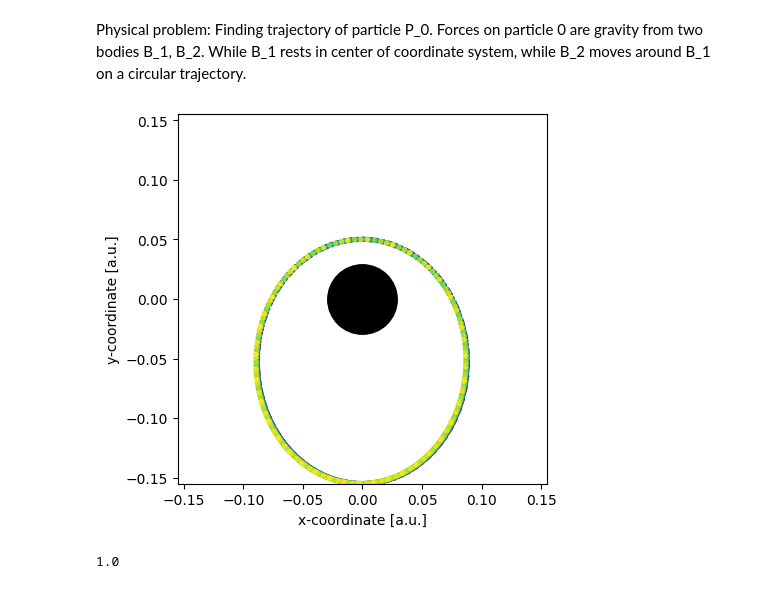
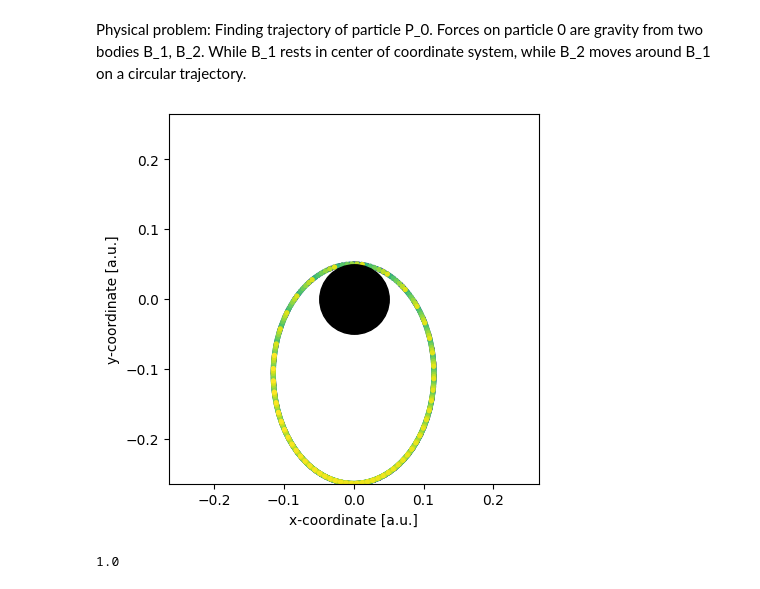
Before and after one commit to Felix-Busse/Recurrent_NNR, a Jupyter notebook: Recurrent_NNR.ipynb, the cells around one changed output. Drawn from its saved outputs; the diff is of its cells as text; code cells hidden in the pictures.

```diff
--- a/Recurrent_NNR.ipynb
+++ b/Recurrent_NNR.ipynb
@@ -111,17 +117,17 @@ class space_particle(space_body):
 # %%
 # First example: No B_2, just P_0 with force from B_1
 G = 1 # Gravitational constant
 
 # Create body in center of coordinate system with big mass
-B_1 = space_body(position=[0, 0], mass=1.0)
+B_1 = space_body(position=[0, 0], mass=1.0, radius=0.05)
 # Create particle that contains velocity, as well
-P_0 = space_particle(position=[0, .05], velocity=[5.5, 0], mass=0.05)
+P_0 = space_particle(position=[0, .05], velocity=[5.8, 0], mass=0.05, radius=0.05)
 # Integrate equation of motion in presence of B_1
 P_0.integrate(G, B_1, t_span=(0, 7), n_points=1000)
 # Display result in a plot of trajectory
 P_0.show_trajectory(bodies=[B_1])
 # %% [output]
-[figure, old version]
+[figure, new version]
 # %%
 P_0.solution[['x', 'y']].abs().max().max()
 # %% [output]
```
Also changed, not shown: parts of 1 cell of this notebook.
